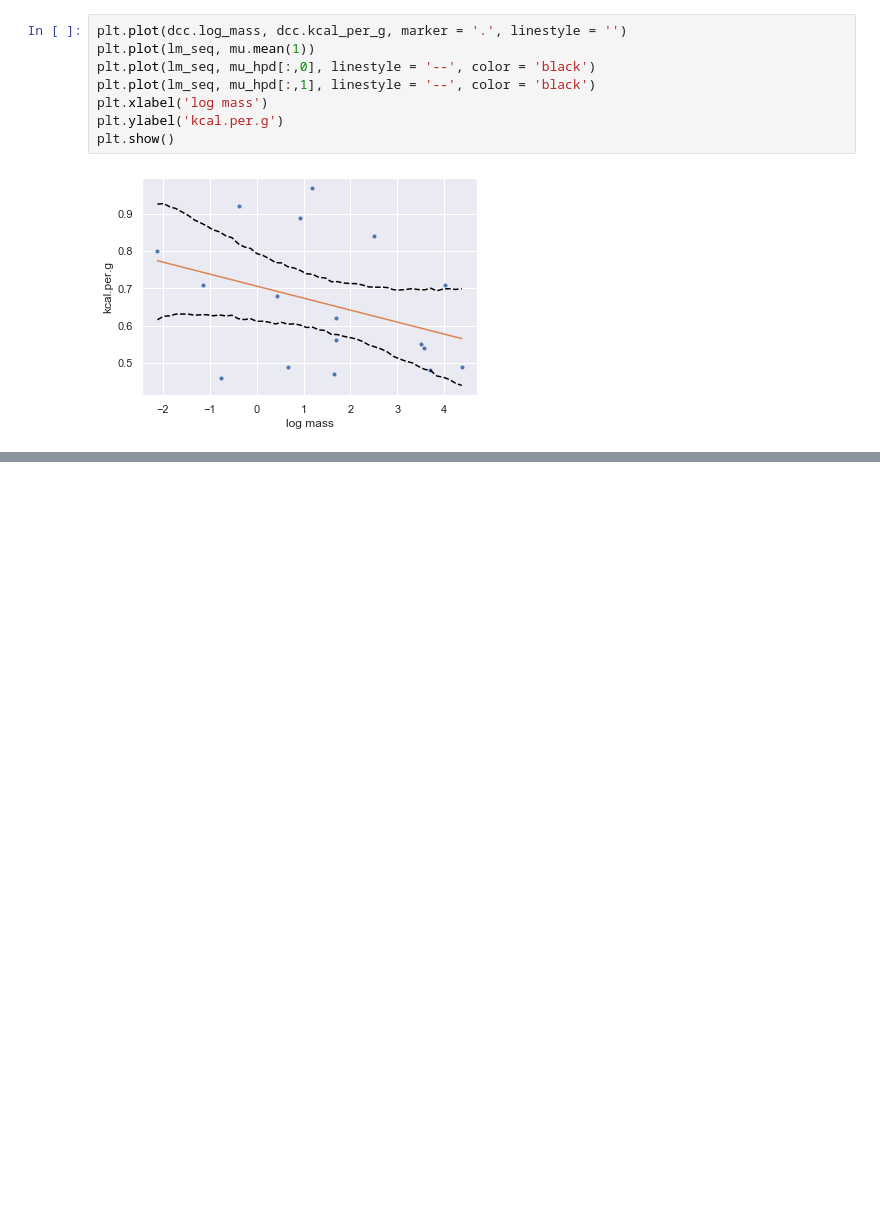
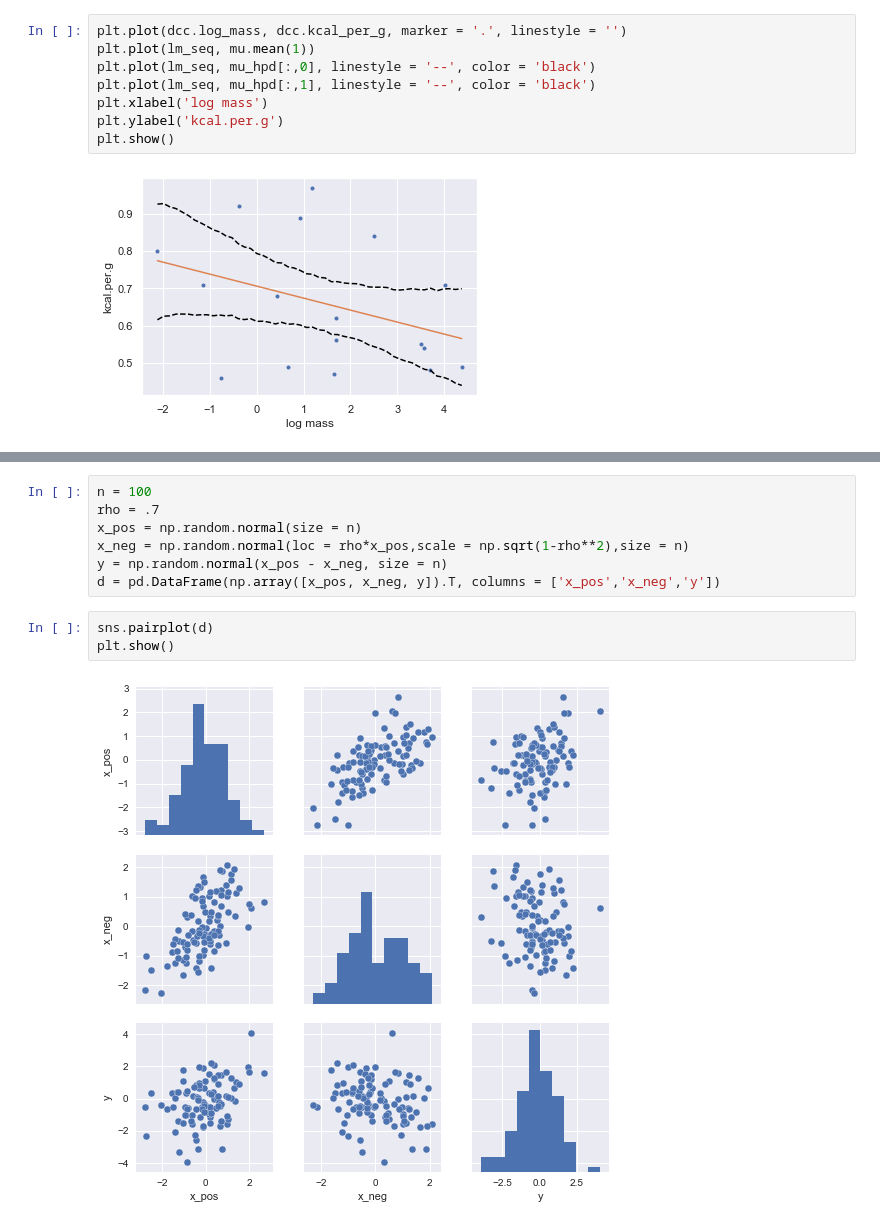
Before and after one commit to jkelley7/stat_rethinking, a Jupyter notebook: Chapter_5.ipynb, the cells around one changed output, grey strips where cells are left out. Cells and saved outputs as stored; diff of their text form; blank space fills up the shorter version.

```diff
--- a/Chapter_5.ipynb
+++ b/Chapter_5.ipynb
@@ -493,0 +554,12 @@ plt.show()
+# %%
+n = 100
+rho = .7
+x_pos = np.random.normal(size = n)
+x_neg = np.random.normal(loc = rho*x_pos,scale = np.sqrt(1-rho**2),size = n)
+y = np.random.normal(x_pos - x_neg, size = n)
+d = pd.DataFrame(np.array([x_pos, x_neg, y]).T, columns = ['x_pos','x_neg','y'])
+# %%
+sns.pairplot(d)
+plt.show()
+# %% [output]
+[figure, added]
```
Also changed, not shown: parts of 9 cells of this notebook.
